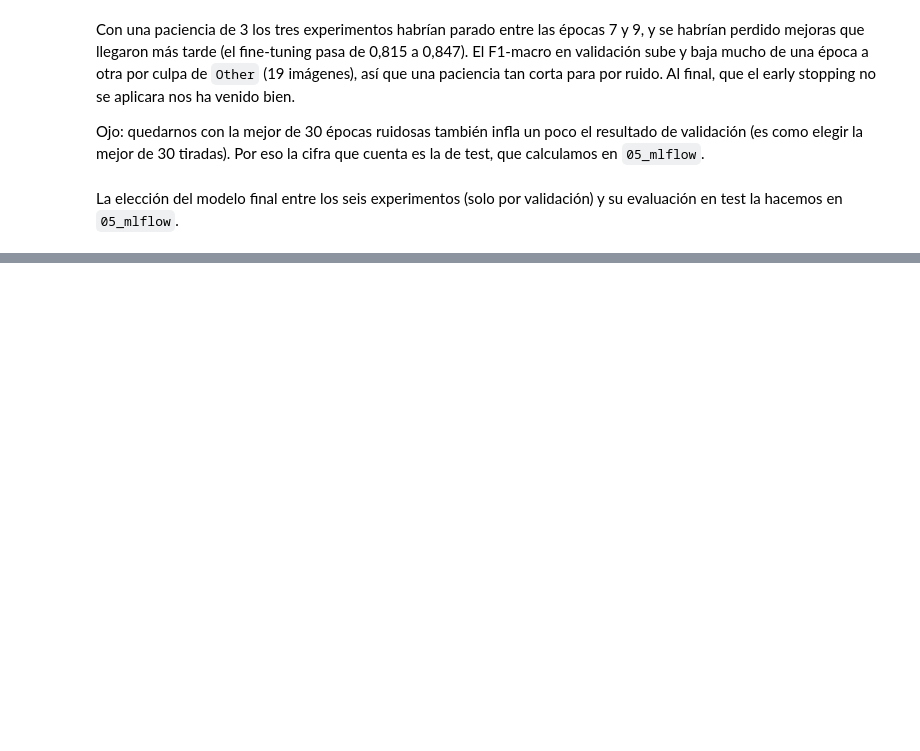
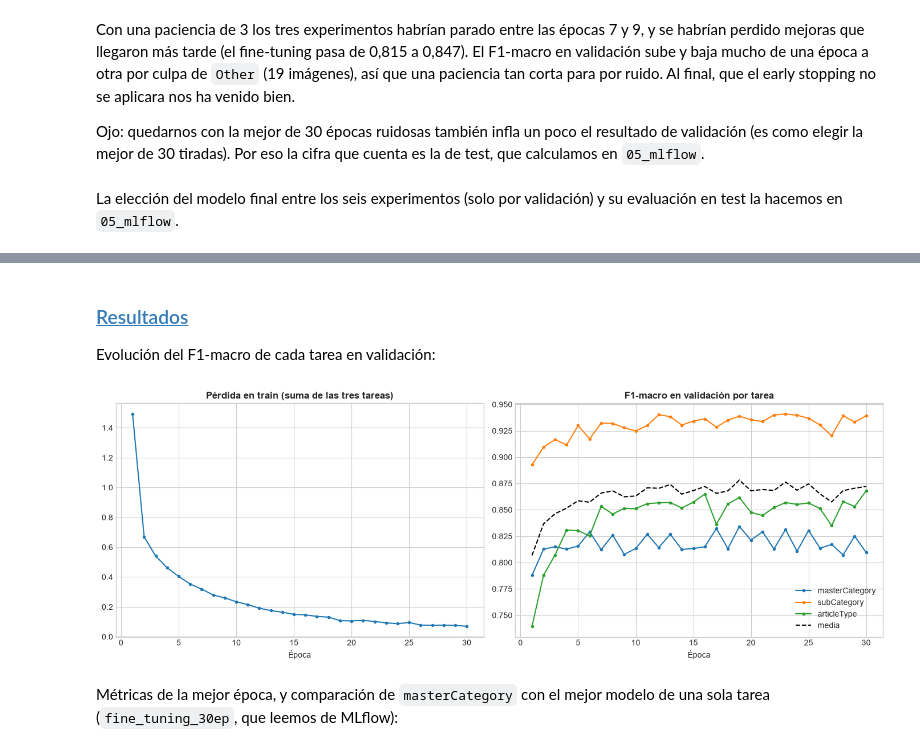
Before and after one commit to larayc/tfm-mlops-fashion, a Jupyter notebook: notebooks/04_modeling.ipynb, the cells around one changed output, grey strips where cells are left out. Drawn from its saved outputs; the diff is of its cells as text; code cells hidden in the pictures; blank space fills up the shorter version.

Commit message:
[feat] Add multitask experiments to modeling notebook: hierarchy, colour and gender, and ablation without colour

```diff
--- a/notebooks/04_modeling.ipynb
+++ b/notebooks/04_modeling.ipynb
@@ -544,0 +555,8 @@ La elección del modelo final entre los seis experimentos (solo por validación)
+# %%
+# Experimento nuevo de MLflow para los modelos multitarea
+setup_mlflow(experiment_name="multitask")
+
+TASKS = ["masterCategory", "subCategory", "articleType"]
+MIN_TRAIN_EXAMPLES = 100   # clases con menos imágenes en train se agrupan en "Other"
+MT_EPOCHS = 30
+MT_LR = 1e-4
@@ -544,0 +567,9 @@ La elección del modelo final entre los seis experimentos (solo por validación)
+# %%
+mt_df, mt_label_mappings = build_multitask_labels(
+    pd.read_csv(PROCESSED_DATA_DIR / "styles_splits.csv"), tasks=TASKS, min_count=MIN_TRAIN_EXAMPLES
+)
+
+pd.DataFrame({
+    "n_clases": {task: len(mt_label_mappings[task]) for task in TASKS},
+    "% en Other": {task: (mt_df[f"{task}_mt"] == "Other").mean() * 100 for task in TASKS},
+}).round(2)
@@ -544,0 +645,27 @@ La elección del modelo final entre los seis experimentos (solo por validación)
+# %% [markdown]
+### <a id='toc1_10_3_'></a>[Resultados](#toc0_)
+
+Evolución del F1-macro de cada tarea en validación:
+# %%
+mt_hist = pd.DataFrame(mt_history)
+
+fig, axes = plt.subplots(1, 2, figsize=(14, 5))
+
+axes[0].plot(mt_hist["epoch"], mt_hist["train_loss"], marker="o", markersize=3)
+axes[0].set_title("Pérdida en train (suma de las tres tareas)", fontweight="bold")
+
+for task in TASKS:
+    axes[1].plot(mt_hist["epoch"], mt_hist[f"val_{task}_f1_macro"], marker="o", markersize=3, label=task)
+axes[1].plot(mt_hist["epoch"], mt_hist["val_f1_macro_mean"], linestyle="--", color="black", label="media")
+axes[1].set_title("F1-macro en validación por tarea", fontweight="bold")
+axes[1].legend()
+
+for ax in axes:
+    ax.set_xlabel("Época")
+
+plt.tight_layout()
+plt.show()
+# %% [output]
+[figure, added]
+# %% [markdown]
+Métricas de la mejor época, y comparación de `masterCategory` con el mejor modelo de una sola tarea (`fine_tuning_30ep`, que leemos de MLflow):
```
Also changed, not shown: parts of 40 cells of this notebook.
